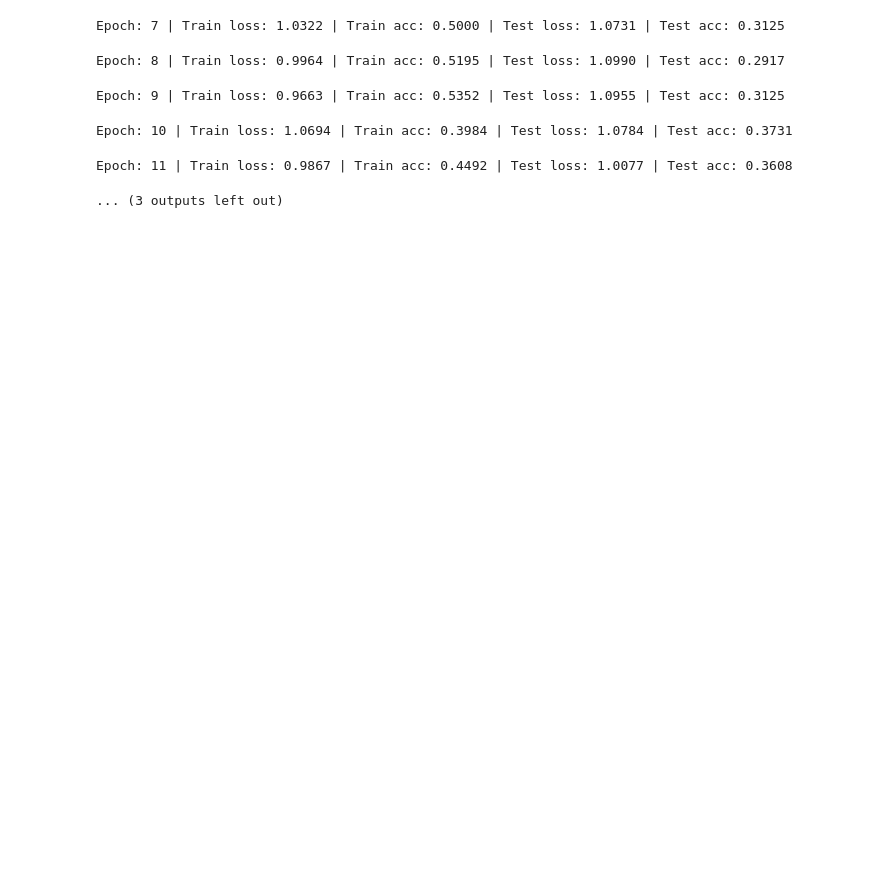
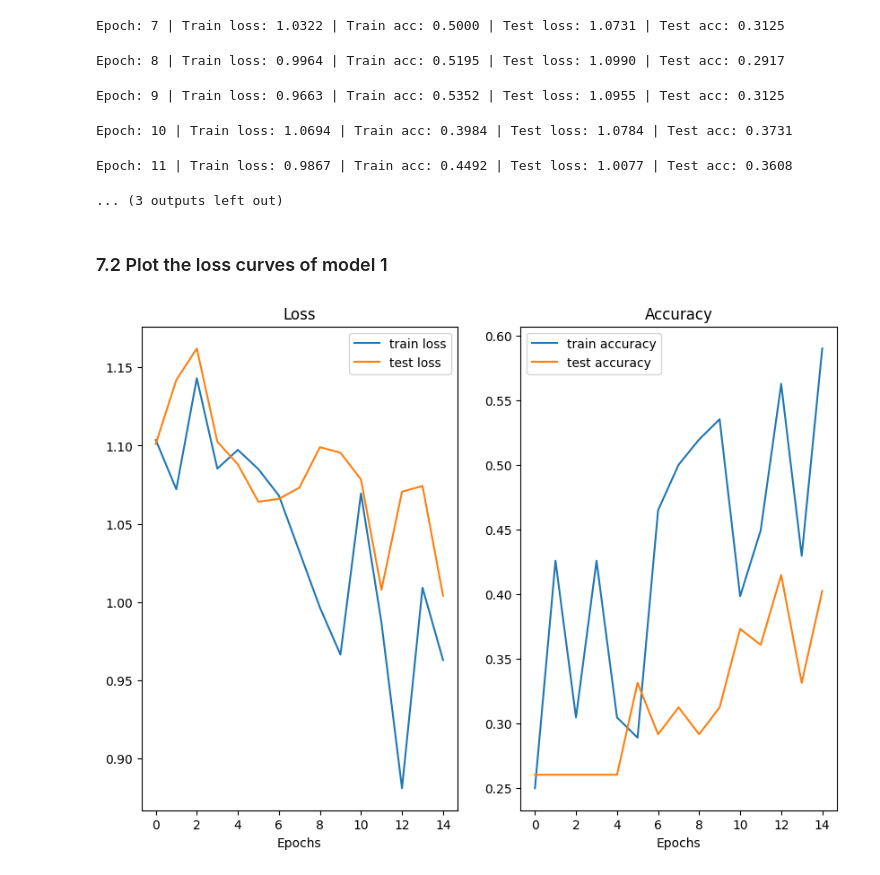
Before and after one commit to MahdiAmrollahi/pytorch-ZTM, a Jupyter notebook: 04_pytorch_custom_dataset.ipynb, the cells around one changed output. Saved outputs shown, nothing was run; the diff lists cells and outputs as text; code cells hidden in the pictures; blank space fills up the shorter version.

Commit message:
loss curves of model 1

```diff
--- a/04_pytorch_custom_dataset.ipynb
+++ b/04_pytorch_custom_dataset.ipynb
@@ -863,3 +863,9 @@ Epoch: 9 | Train loss: 0.9663 | Train acc: 0.5352 | Test loss: 1.0955 | Test acc
 Epoch: 10 | Train loss: 1.0694 | Train acc: 0.3984 | Test loss: 1.0784 | Test acc: 0.3731
 Epoch: 11 | Train loss: 0.9867 | Train acc: 0.4492 | Test loss: 1.0077 | Test acc: 0.3608
 ... (3 outputs left out)
+# %% [markdown]
+### 7.2 Plot the loss curves of model 1
+# %%
+plot_loss_curves(model_1_results)
+# %% [output]
+[figure, added]
```
